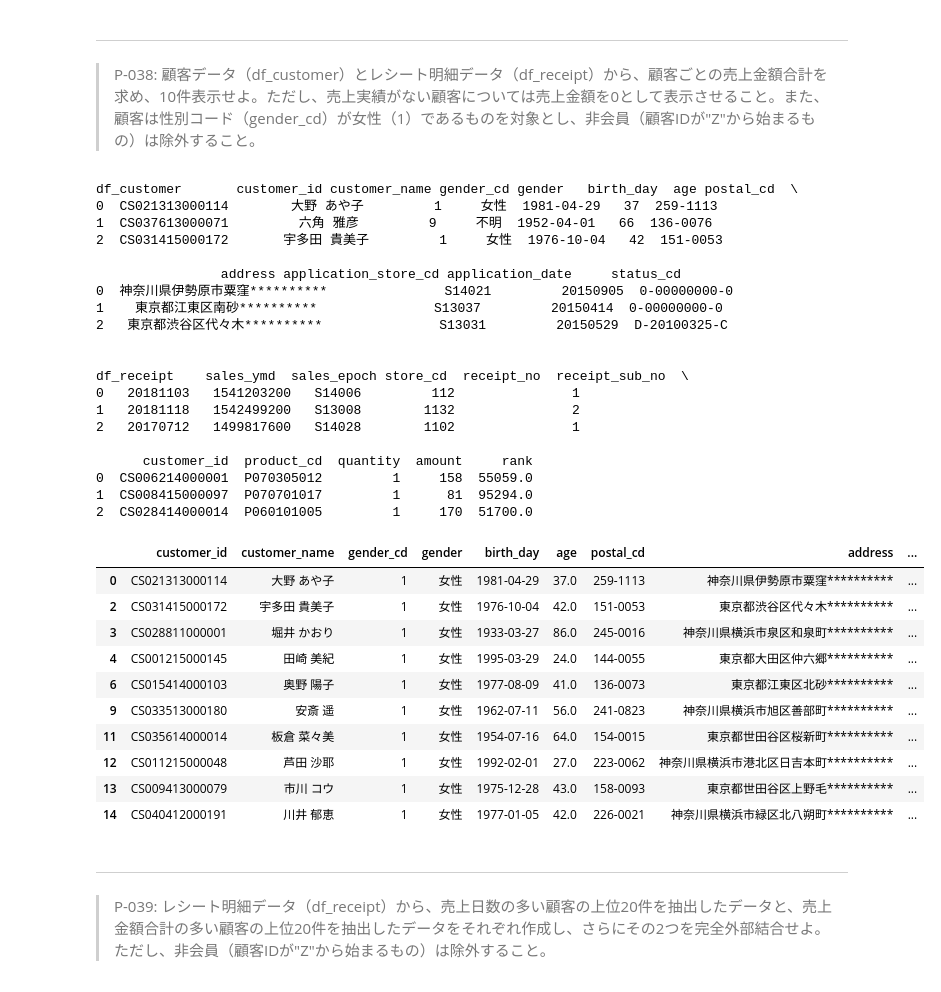
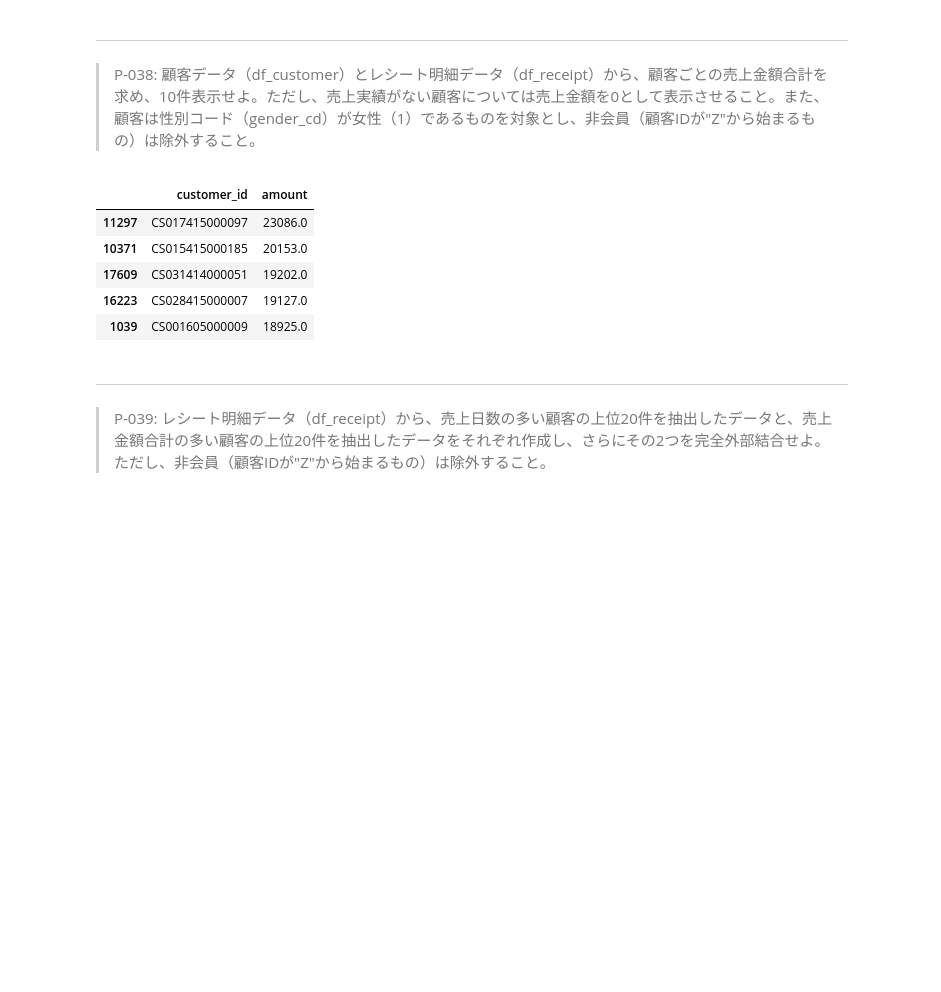
Before and after one commit to palakpaneerer/100knocks-preprocess, a Jupyter notebook: docker/work/preprocess_knock_Python.ipynb, the cells around one changed output. Cells and saved outputs as stored; diff of their text form; code cells hidden in the pictures; blank space fills up the shorter version.

```diff
--- a/docker/work/preprocess_knock_Python.ipynb
+++ b/docker/work/preprocess_knock_Python.ipynb
@@ -397,7 +390,7 @@ df_customer.sort_values(by="birth_day", ascending=False).head()
 ---
 > P-019: レシート明細データ（df_receipt）に対し、1件あたりの売上金額（amount）が高い順にランクを付与し、先頭から10件表示せよ。項目は顧客ID（customer_id）、売上金額（amount）、付与したランクを表示させること。なお、売上金額（amount）が等しい場合は同一順位を付与するものとする。
 # %%
-df_receipt["rank"] = df_receipt["amount"].rank(ascending=False, method="min")
-df_rank = df_receipt.sort_values(by="rank",ascending=True)
-df_rank[["customer_id", "amount", "rank"]].head(10)
+df_tmp = df_receipt[["customer_id", "amount"]]
+df_tmp["ranking"] = df_tmp["amount"].rank(ascending=False, method="min")
+df_tmp.sort_values(by="ranking", ascending=True).head(10)
 # %% [output]
@@ -416,7 +414,10 @@ df_rank[["customer_id", "amount", "rank"]].head(10)
 ---
 > P-020: レシート明細データ（df_receipt）に対し、1件あたりの売上金額（amount）が高い順にランクを付与し、先頭から10件表示せよ。項目は顧客ID（customer_id）、売上金額（amount）、付与したランクを表示させること。なお、売上金額（amount）が等しい場合でも別順位を付与すること。
 # %%
-df_receipt["rank"] = df_receipt["amount"].rank(ascending=False, method="first")
-df_rank = df_receipt.sort_values(by="rank", ascending=True)
-df_rank[["customer_id","amount","rank"]].head(10)
+df_tmp = df_receipt[["customer_id", "amount"]]
+df_tmp["ranking"] = df_tmp["amount"].rank(ascending=False, method="first")
+df_tmp.sort_values(by="ranking", ascending=True).head(10)
+
+
+#1問目-20問目：55分37秒（2回目のチャレンジ）
 # %% [output]
@@ -745,47 +702,18 @@ df_category   category_major_cd category_major_name category_medium_cd  \
 ---
 > P-038: 顧客データ（df_customer）とレシート明細データ（df_receipt）から、顧客ごとの売上金額合計を求め、10件表示せよ。ただし、売上実績がない顧客については売上金額を0として表示させること。また、顧客は性別コード（gender_cd）が女性（1）であるものを対象とし、非会員（顧客IDが"Z"から始まるもの）は除外すること。
 # %%
-print("df_customer", df_customer.head(3))
-print("\n")
-print("df_receipt", df_receipt.head(3))
-
-df_tmp = df_receipt.groupby("customer_id").agg({"amount":"sum"}).reset_index()
-df_tmp = pd.merge(df_customer, df_tmp, on="customer_id", how="outer")
-df_tmp = df_tmp[ (df_tmp["gender_cd"]=="1") & (~df_tmp["customer_id"].str.startswith("Z"))]
+df_tmp = pd.merge(df_receipt, df_customer[["customer_id", "customer_name"]], on="customer_id", how="outer")
+df_tmp = df_tmp[~ df_tmp["customer_id"].str.startswith("Z")]
 df_tmp["amount"] = df_tmp["amount"].fillna(0)
-df_tmp.head(10)
+df_tmp = df_tmp.groupby("customer_id").amount.sum().reset_index().sort_values(by="amount", ascending=False)
+df_tmp.head()
 # %% [output]
-df_customer       customer_id customer_name gender_cd gender   birth_day  age postal_cd  \
-0  CS021313000114        大野 あや子         1     女性  1981-04-29   37  259-1113
-1  CS037613000071         六角 雅彦         9     不明  1952-04-01   66  136-0076
-2  CS031415000172       宇多田 貴美子         1     女性  1976-10-04   42  151-0053
-
-                address application_store_cd application_date     status_cd
-0  神奈川県伊勢原市粟窪**********               S14021         20150905  0-00000000-0
-1    東京都江東区南砂**********               S13037         20150414  0-00000000-0
-2   東京都渋谷区代々木**********               S13031         20150529  D-20100325-C
-
-
-df_receipt    sales_ymd  sales_epoch store_cd  receipt_no  receipt_sub_no  \
-0   20181103   1541203200   S14006         112               1
-1   20181118   1542499200   S13008        1132               2
-2   20170712   1499817600   S14028        1102               1
-
-      customer_id  product_cd  quantity  amount     rank
-0  CS006214000001  P070305012         1     158  55059.0
-1  CS008415000097  P070701017         1      81  95294.0
-2  CS028414000014  P060101005         1     170  51700.0
-|  | customer_id | customer_name | gender_cd | gender | birth_day | age | postal_cd | address | ... |
-| 0 | CS021313000114 | 大野 あや子 | 1 | 女性 | 1981-04-29 | 37.0 | 259-1113 | 神奈川県伊勢原市粟窪********** | ... |
-| 2 | CS031415000172 | 宇多田 貴美子 | 1 | 女性 | 1976-10-04 | 42.0 | 151-0053 | 東京都渋谷区代々木********** | ... |
-| 3 | CS028811000001 | 堀井 かおり | 1 | 女性 | 1933-03-27 | 86.0 | 245-0016 | 神奈川県横浜市泉区和泉町********** | ... |
-| 4 | CS001215000145 | 田崎 美紀 | 1 | 女性 | 1995-03-29 | 24.0 | 144-0055 | 東京都大田区仲六郷********** | ... |
-| 6 | CS015414000103 | 奥野 陽子 | 1 | 女性 | 1977-08-09 | 41.0 | 136-0073 | 東京都江東区北砂********** | ... |
-| 9 | CS033513000180 | 安斎 遥 | 1 | 女性 | 1962-07-11 | 56.0 | 241-0823 | 神奈川県横浜市旭区善部町********** | ... |
-| 11 | CS035614000014 | 板倉 菜々美 | 1 | 女性 | 1954-07-16 | 64.0 | 154-0015 | 東京都世田谷区桜新町********** | ... |
-| 12 | CS011215000048 | 芦田 沙耶 | 1 | 女性 | 1992-02-01 | 27.0 | 223-0062 | 神奈川県横浜市港北区日吉本町********** | ... |
-| 13 | CS009413000079 | 市川 コウ | 1 | 女性 | 1975-12-28 | 43.0 | 158-0093 | 東京都世田谷区上野毛********** | ... |
-| 14 | CS040412000191 | 川井 郁恵 | 1 | 女性 | 1977-01-05 | 42.0 | 226-0021 | 神奈川県横浜市緑区北八朔町********** | ... |
+|  | customer_id | amount |
+| 11297 | CS017415000097 | 23086.0 |
+| 10371 | CS015415000185 | 20153.0 |
+| 17609 | CS031414000051 | 19202.0 |
+| 16223 | CS028415000007 | 19127.0 |
+| 1039 | CS001605000009 | 18925.0 |
 # %% [markdown]
 ---
 > P-039: レシート明細データ（df_receipt）から、売上日数の多い顧客の上位20件を抽出したデータと、売上金額合計の多い顧客の上位20件を抽出したデータをそれぞれ作成し、さらにその2つを完全外部結合せよ。ただし、非会員（顧客IDが"Z"から始まるもの）は除外すること。
```
Also changed, not shown: parts of 47 cells of this notebook.
